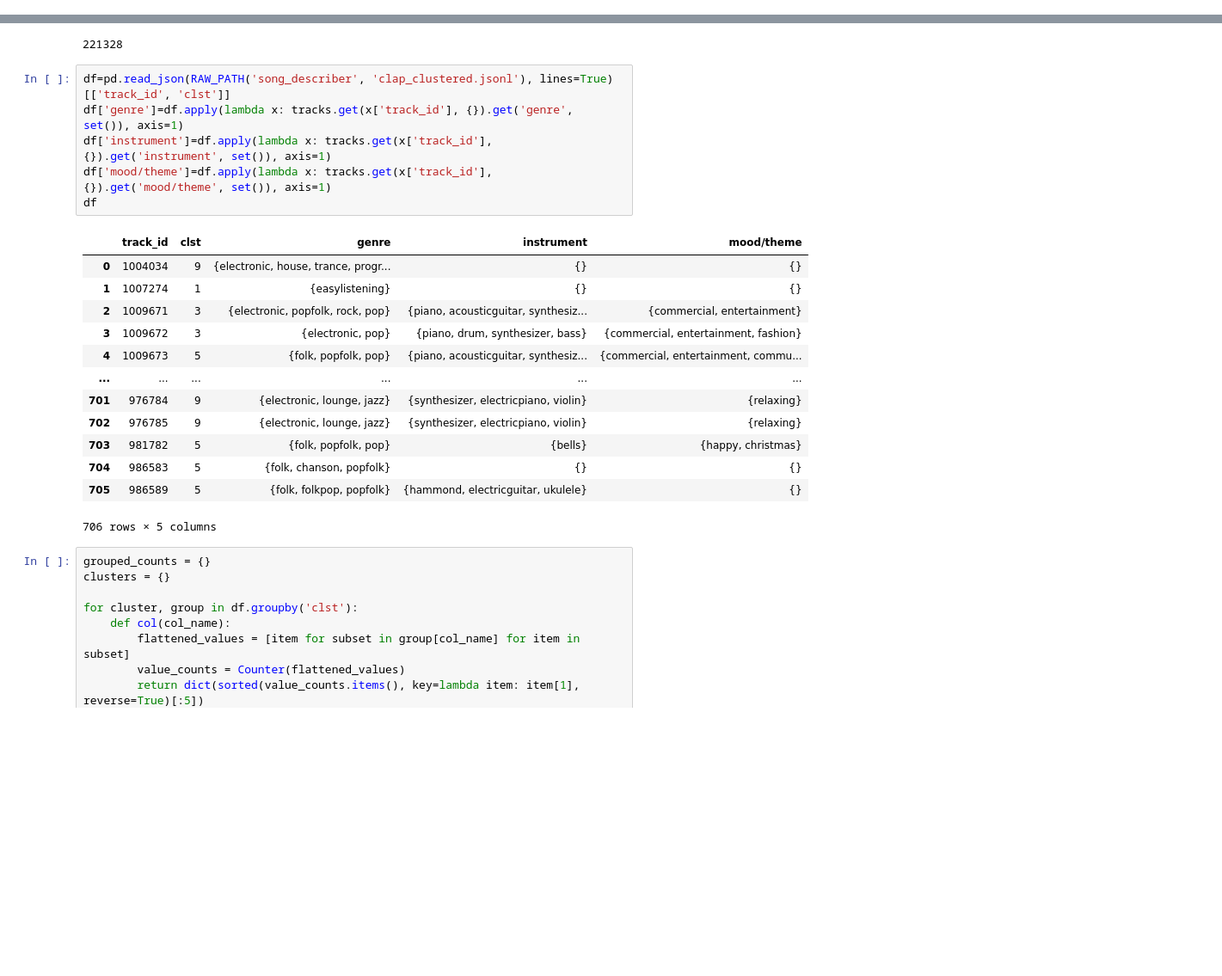
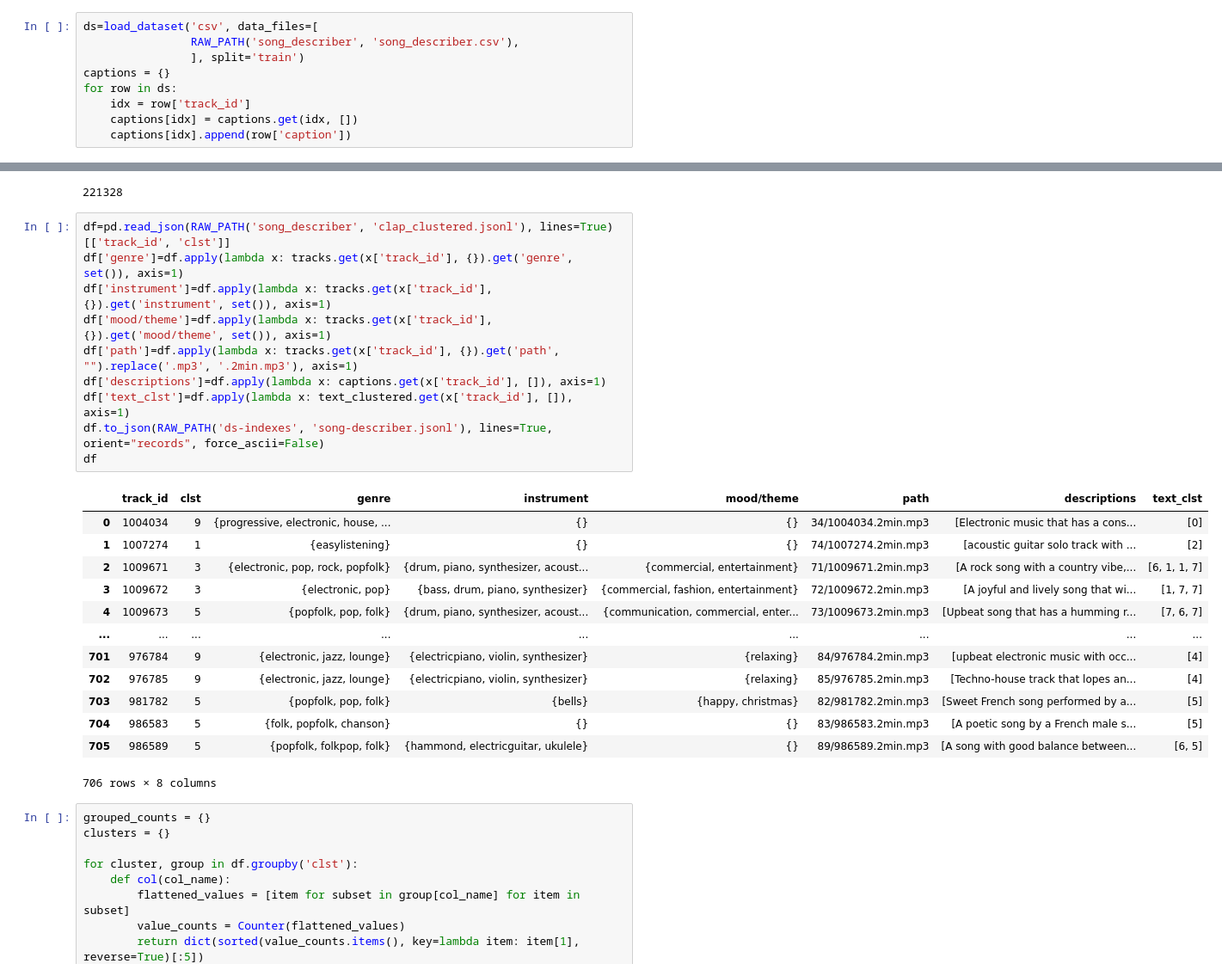
Before and after one commit to MikolajSzawerda/musical-generative-models-conditioning, a Jupyter notebook: src/audiocraft/07-song-describer-ds-enrich.ipynb, the cells around one changed output, grey strips where cells are left out. Shown at 86% size. Cells and saved outputs as stored; diff of their text form; blank space fills up the shorter version.

Commit message:
add data preparation scripts and wandb

```diff
--- a/src/audiocraft/07-song-describer-ds-eda.ipynb
+++ b/src/audiocraft/07-song-describer-ds-enrich.ipynb
@@ -33,6 +34,15 @@ DEVICE = 'cuda' if torch.cuda.is_available() else 'cpu'
 # %%
 model = ClapModel.from_pretrained("laion/clap-htsat-unfused").to(DEVICE)
 feature_extractor = AutoFeatureExtractor.from_pretrained("laion/clap-htsat-unfused")
+# %%
+ds=load_dataset('csv', data_files=[
+                RAW_PATH('song_describer', 'song_describer.csv'),
+                ], split='train')
+captions = {}
+for row in ds:
+    idx = row['track_id']
+    captions[idx] = captions.get(idx, [])
+    captions[idx].append(row['caption'])
 # %%
 base_dir = RAW_PATH('song_describer', 'audio')
 
@@ -113,23 +123,27 @@ ds_filtered.remove_columns(['audio']).to_json(RAW_PATH('song_describer', 'clap_c
 # %%
 df=pd.read_json(RAW_PATH('song_describer', 'clap_clustered.jsonl'), lines=True)[['track_id', 'clst']]
 df['genre']=df.apply(lambda x: tracks.get(x['track_id'], {}).get('genre', set()), axis=1)
 df['instrument']=df.apply(lambda x: tracks.get(x['track_id'], {}).get('instrument', set()), axis=1)
 df['mood/theme']=df.apply(lambda x: tracks.get(x['track_id'], {}).get('mood/theme', set()), axis=1)
+df['path']=df.apply(lambda x: tracks.get(x['track_id'], {}).get('path', "").replace('.mp3', '.2min.mp3'), axis=1)
+df['descriptions']=df.apply(lambda x: captions.get(x['track_id'], []), axis=1)
+df['text_clst']=df.apply(lambda x: text_clustered.get(x['track_id'], []), axis=1)
+df.to_json(RAW_PATH('ds-indexes', 'song-describer.jsonl'), lines=True, orient="records", force_ascii=False)
 df
 # %% [output]
-|  | track_id | clst | genre | instrument | mood/theme |
-| 0 | 1004034 | 9 | {electronic, house, trance, progr... | {} | {} |
-| 1 | 1007274 | 1 | {easylistening} | {} | {} |
-| 2 | 1009671 | 3 | {electronic, popfolk, rock, pop} | {piano, acousticguitar, synthesiz... | {commercial, entertainment} |
-| 3 | 1009672 | 3 | {electronic, pop} | {piano, drum, synthesizer, bass} | {commercial, entertainment, fashion} |
-| 4 | 1009673 | 5 | {folk, popfolk, pop} | {piano, acousticguitar, synthesiz... | {commercial, entertainment, commu... |
-| ... | ... | ... | ... | ... | ... |
-| 701 | 976784 | 9 | {electronic, lounge, jazz} | {synthesizer, electricpiano, violin} | {relaxing} |
-| 702 | 976785 | 9 | {electronic, lounge, jazz} | {synthesizer, electricpiano, violin} | {relaxing} |
-| 703 | 981782 | 5 | {folk, popfolk, pop} | {bells} | {happy, christmas} |
-| 704 | 986583 | 5 | {folk, chanson, popfolk} | {} | {} |
-| 705 | 986589 | 5 | {folk, folkpop, popfolk} | {hammond, electricguitar, ukulele} | {} |
+|  | track_id | clst | genre | instrument | mood/theme | path | descriptions | text_clst |
+| 0 | 1004034 | 9 | {progressive, electronic, house, ... | {} | {} | 34/1004034.2min.mp3 | [Electronic music that has a cons... | [0] |
+| 1 | 1007274 | 1 | {easylistening} | {} | {} | 74/1007274.2min.mp3 | [acoustic guitar solo track with ... | [2] |
+| 2 | 1009671 | 3 | {electronic, pop, rock, popfolk} | {drum, piano, synthesizer, acoust... | {commercial, entertainment} | 71/1009671.2min.mp3 | [A rock song with a country vibe,... | [6, 1, 1, 7] |
+| 3 | 1009672 | 3 | {electronic, pop} | {bass, drum, piano, synthesizer} | {commercial, fashion, entertainment} | 72/1009672.2min.mp3 | [A joyful and lively song that wi... | [1, 7, 7] |
+| 4 | 1009673 | 5 | {popfolk, pop, folk} | {drum, piano, synthesizer, acoust... | {communication, commercial, enter... | 73/1009673.2min.mp3 | [Upbeat song that has a humming r... | [7, 6, 7] |
+| ... | ... | ... | ... | ... | ... | ... | ... | ... |
+| 701 | 976784 | 9 | {electronic, jazz, lounge} | {electricpiano, violin, synthesizer} | {relaxing} | 84/976784.2min.mp3 | [upbeat electronic music with occ... | [4] |
+| 702 | 976785 | 9 | {electronic, jazz, lounge} | {electricpiano, violin, synthesizer} | {relaxing} | 85/976785.2min.mp3 | [Techno-house track that lopes an... | [4] |
+| 703 | 981782 | 5 | {popfolk, pop, folk} | {bells} | {happy, christmas} | 82/981782.2min.mp3 | [Sweet French song performed by a... | [5] |
+| 704 | 986583 | 5 | {folk, popfolk, chanson} | {} | {} | 83/986583.2min.mp3 | [A poetic song by a French male s... | [5] |
+| 705 | 986589 | 5 | {popfolk, folkpop, folk} | {hammond, electricguitar, ukulele} | {} | 89/986589.2min.mp3 | [A song with good balance between... | [6, 5] |
-706 rows × 5 columns
+706 rows × 8 columns
 # %%
 grouped_counts = {}
 clusters = {}
```
Also changed, not shown: parts of 9 cells of this notebook, 7 other files.
